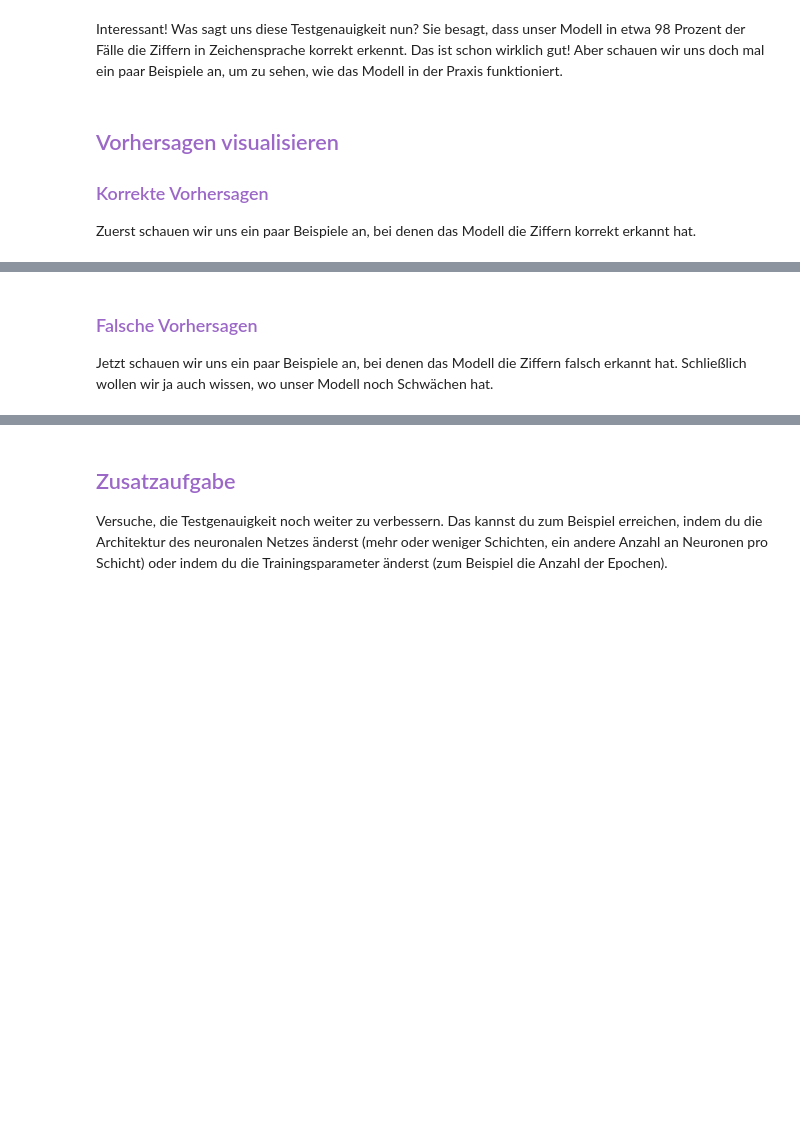
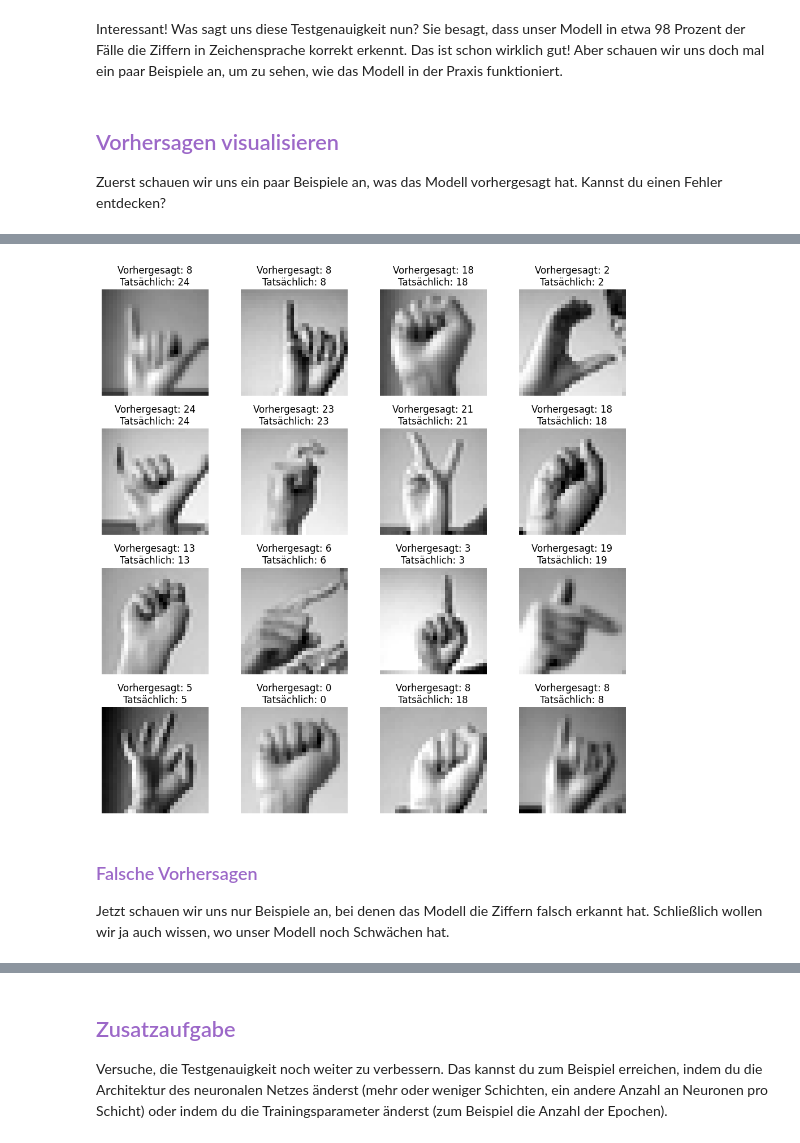
Before and after one commit to starcodecourses/Python-KI, a Jupyter notebook: starcode_PythonKI_10_Loesungen.ipynb, the cells around one changed output, grey strips where cells are left out. Saved outputs shown, nothing was run; the diff lists cells and outputs as text; code cells hidden in the pictures; blank space fills up the shorter version.

```diff
--- a/starcode_PythonKI_10_Loesungen.ipynb
+++ b/starcode_PythonKI_10_Loesungen.ipynb
@@ -97,11 +159,11 @@ Interessant! Was sagt uns diese Testgenauigkeit nun? Sie besagt, dass unser Mode
 # %% [markdown]
 
 ## <span style="color: #9C68C8;">Vorhersagen visualisieren</span>
-### <span style="color: #9C68C8;">Korrekte Vorhersagen</span>
-Zuerst schauen wir uns ein paar Beispiele an, bei denen das Modell die Ziffern korrekt erkannt hat.
+Zuerst schauen wir uns ein paar Beispiele an, was das Modell vorhergesagt hat. Kannst du einen Fehler entdecken?
 # %%
-# Predict on the test set
-predicted_labels = np.argmax(model.predict(X_test), axis=1)
+# Klassen der Bilder im Test-Set vorhersagen lassen
+vorhergesagte_klassen = np.argmax(modell.predict(X_test), axis=1)
 
 
-vorhersagen_visualisieren(X_test, y_test, predicted_labels)
+vorhersagen_visualisieren(X_test, y_test, vorhergesagte_klassen)
+# %% [output]
@@ -108,4 +171,5 @@ vorhersagen_visualisieren(X_test, y_test, predicted_labels)
+[figure, added]
 # %% [markdown]
 ### <span style="color: #9C68C8;">Falsche Vorhersagen</span>
-Jetzt schauen wir uns ein paar Beispiele an, bei denen das Modell die Ziffern falsch erkannt hat. Schließlich wollen wir ja auch wissen, wo unser Modell noch Schwächen hat.
+Jetzt schauen wir uns nur Beispiele an, bei denen das Modell die Ziffern falsch erkannt hat. Schließlich wollen wir ja auch wissen, wo unser Modell noch Schwächen hat.
 # %%
```
Also changed, not shown: parts of 22 cells of this notebook, 2 other files.
